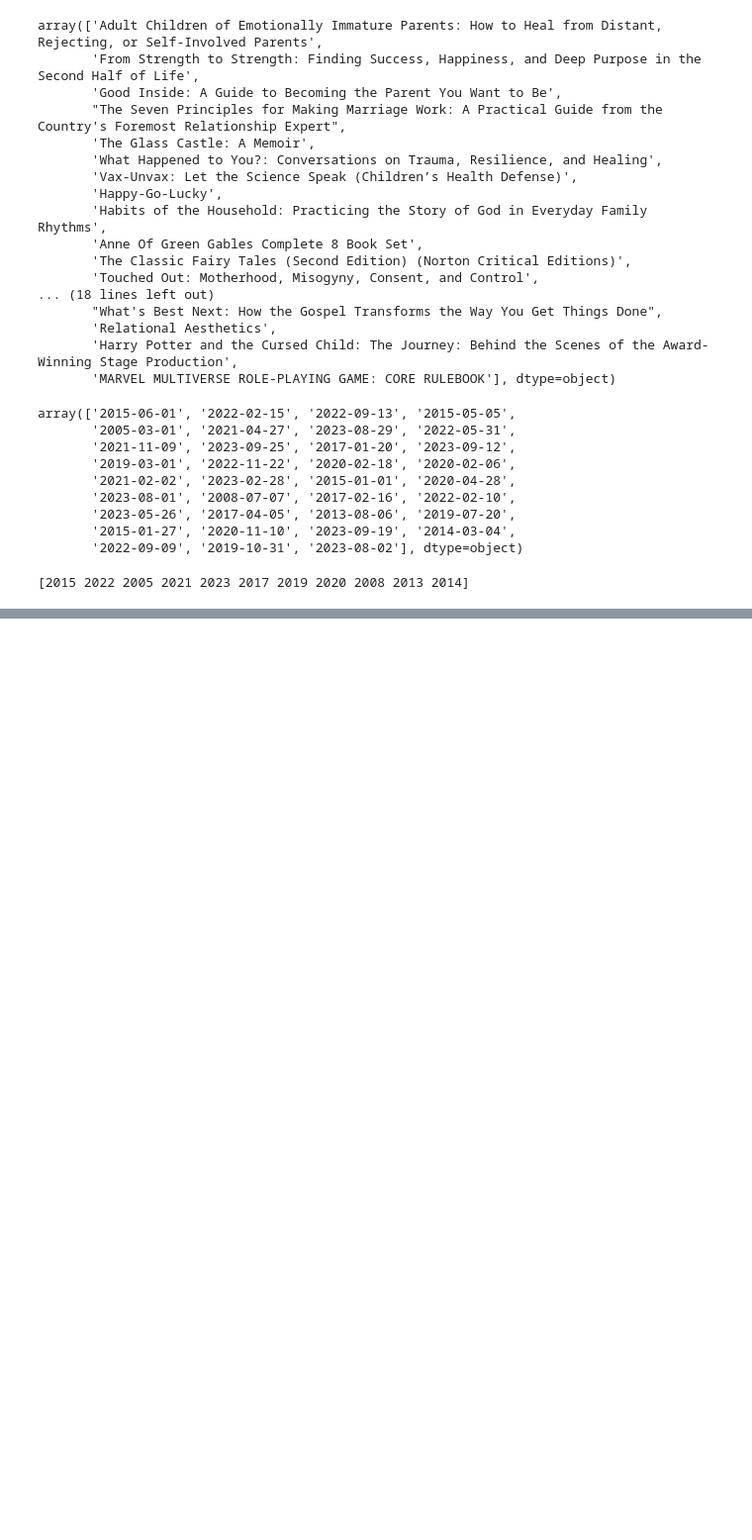
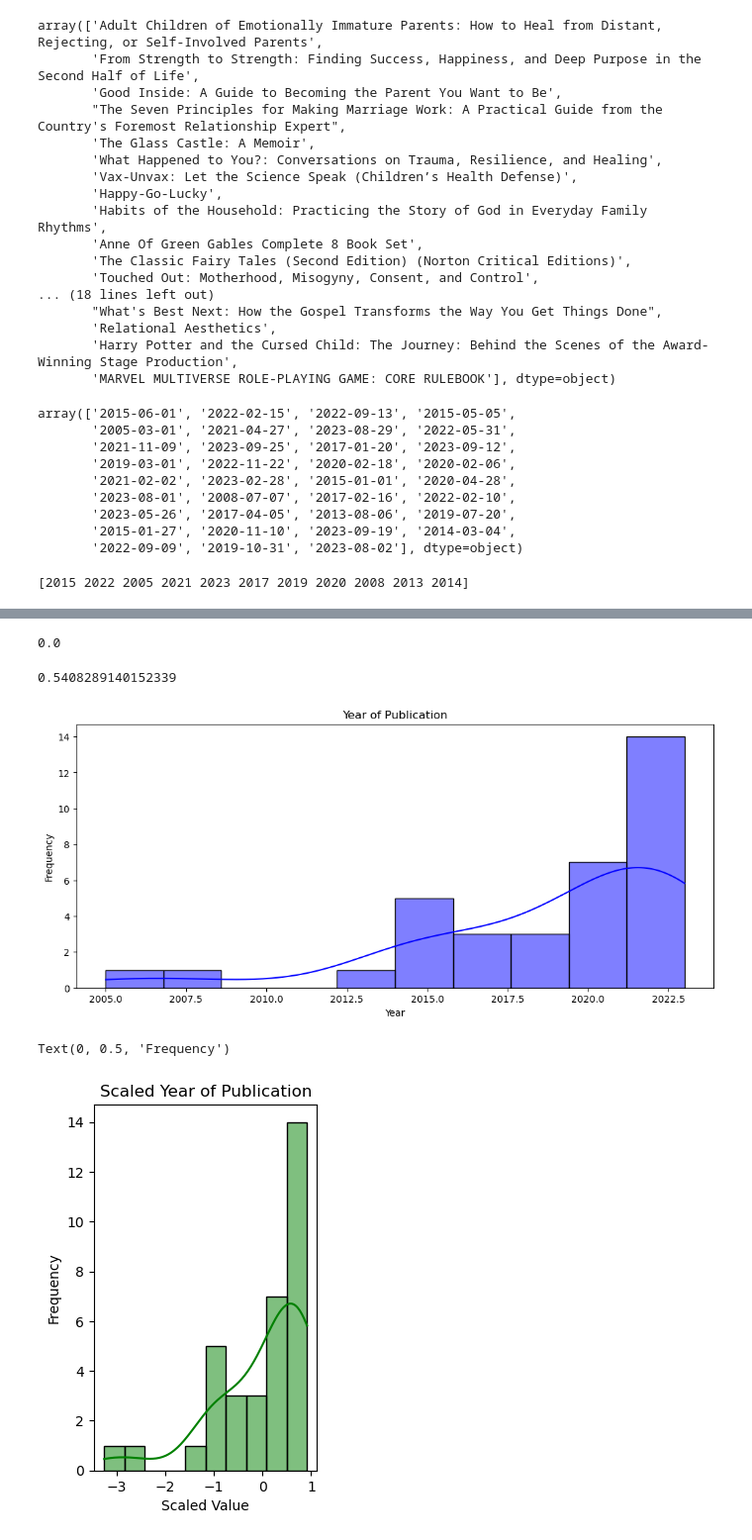
Before and after one commit to Devnath03/Machine_Learning_End-to-End_Models, a Jupyter notebook: Book_Recommendation_System/Book_Recommendation.ipynb, the cells around one changed output, grey strips where cells are left out. Shown: that part at 99% size. Cells and saved outputs as stored; diff of their text form; code cells hidden in the pictures; blank space fills up the shorter version.

```diff
--- a/Book_Recommendation_System/Book_Recommendation.ipynb
+++ b/Book_Recommendation_System/Book_Recommendation.ipynb
@@ -219,0 +228,3 @@ data.head()
+# %%
+#Combination of colums
+data['text'] = data['title'] + data['author'] + data['soldBy']
@@ -219,0 +268,51 @@ data.head()
+# %%
+#Load the instance of TfidfVectorizer data data range
+print(tfidf_matrix.min())
+# %% [output]
+0.0
+# %%
+#Load the instance of TfidfVectorizer data data range
+print(tfidf_matrix.max())
+# %% [output]
+0.5408289140152339
+# %%
+# Create an instance of StandardScaler
+scaler = StandardScaler()
+
+# Apply the scaler to the 'year' column in the DataFrame 'data'
+# This will standardize the values by removing the mean and scaling to unit variance
+year_scaled = scaler.fit_transform(data[['year']])
+# %%
+# Import the plotting libraries
+import matplotlib.pyplot as plt
+import seaborn as sns
+
+# Create a new figure with a size of 12x6 inches
+plt.figure(figsize=(12, 5))
+
+# Plot a histogram of the original 'year' data with a KDE (kernel density estimate)
+# 'bins=10' sets the number of bins, 'color' sets the histogram color
+sns.histplot(data['year'], kde=True, bins=10, color='blue')
+
+# Add a title and axis labels for the original year plot
+plt.title('Year of Publication')
+plt.xlabel('Year')
+plt.ylabel('Frequency')
+
+# Show the plot
+plt.show()
+
+# Create a subplot (1 row, 2 columns, 2nd plot) for the scaled data histogram
+plt.subplot(1, 2, 2)
+
+# Plot a histogram of the scaled 'year' data (flattened from 2D to 1D array)
+sns.histplot(year_scaled.flatten(), kde=True, bins=10, color='green')
+
+# Add a title and axis labels for the scaled year plot
+plt.title('Scaled Year of Publication')
+plt.xlabel('Scaled Value')
+plt.ylabel('Frequency')
+# %% [output]
+[figure, added]
+Text(0, 0.5, 'Frequency')
+[figure, added]
```
Also changed, not shown: parts of 8 cells of this notebook.
